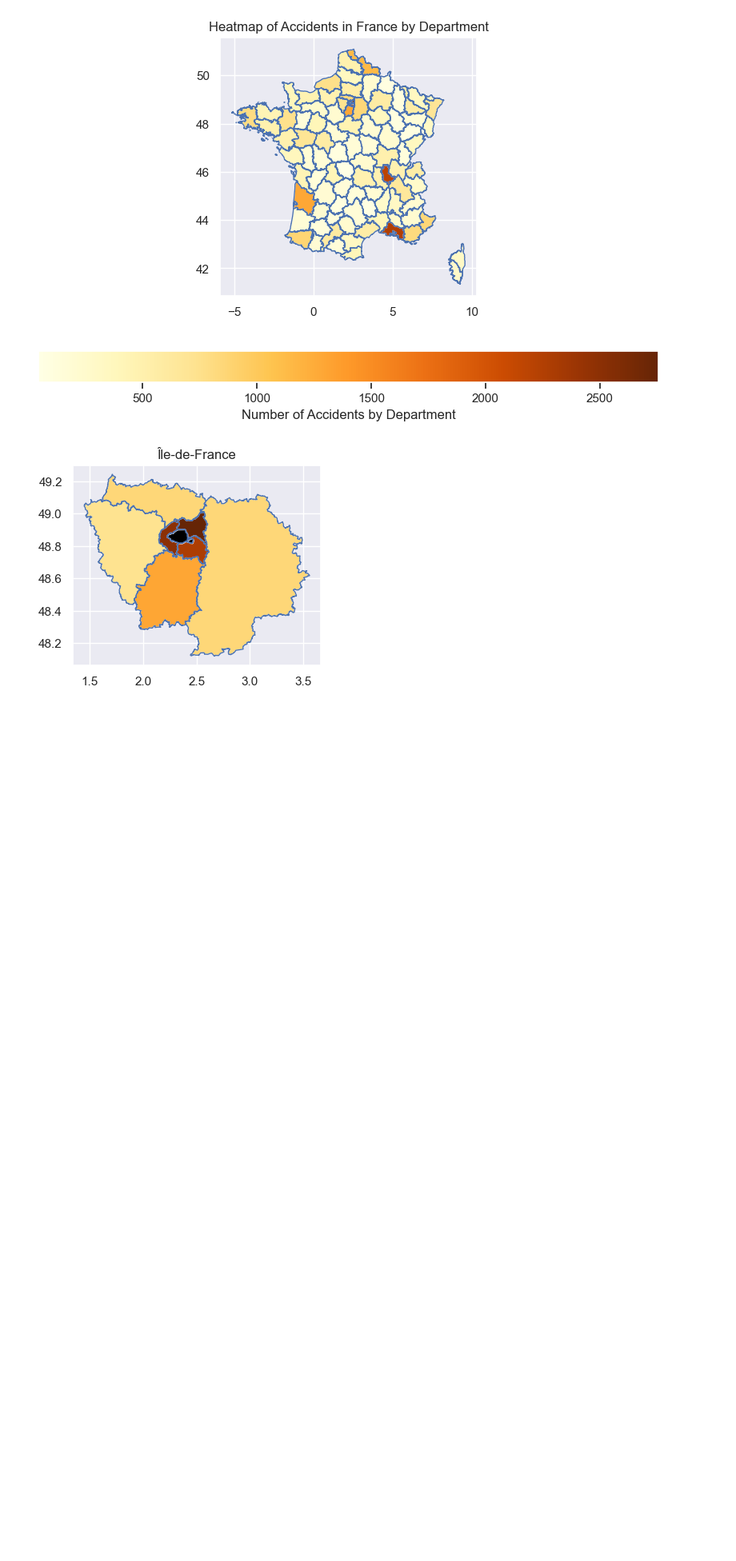
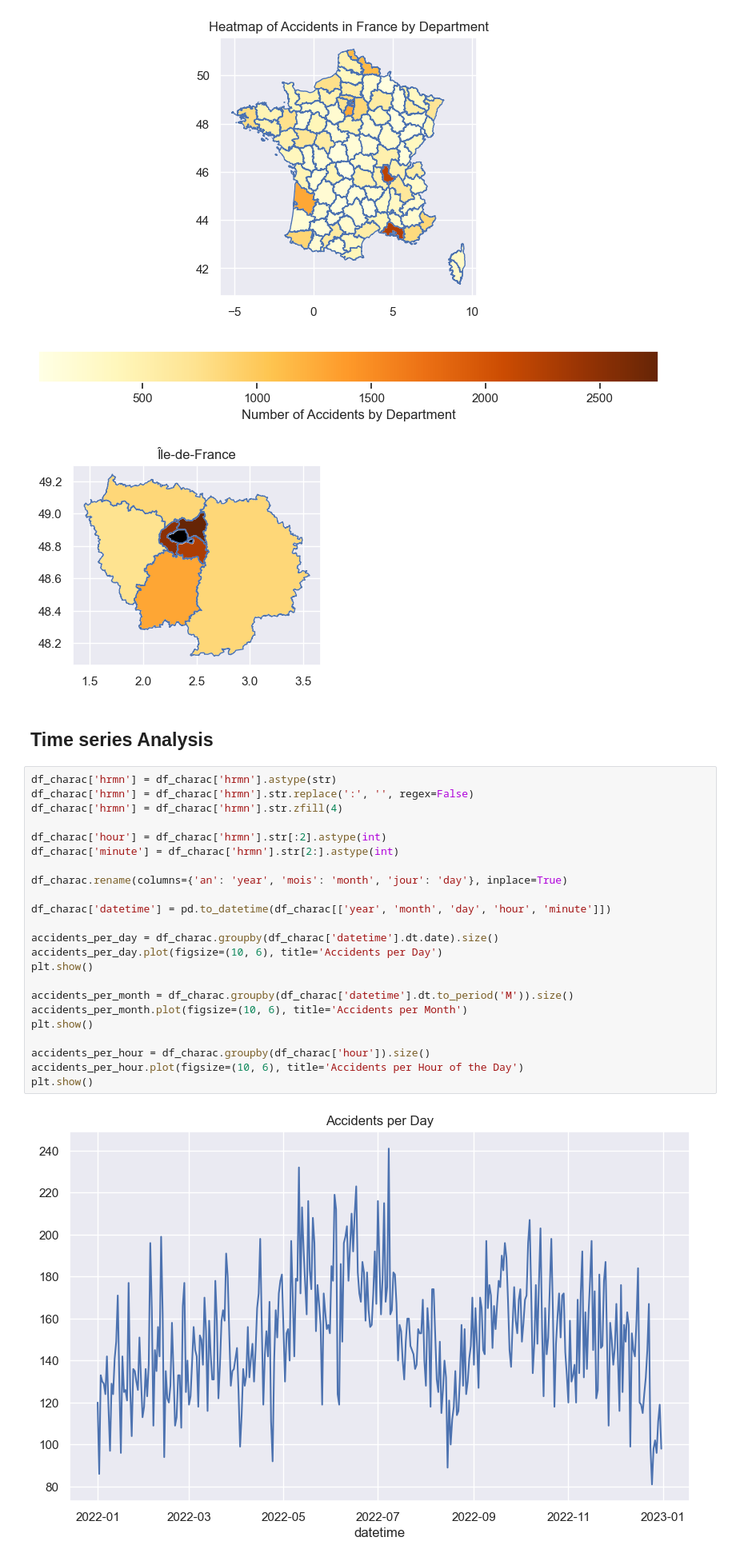
Before and after one commit to malools/french-road-accidents, a Jupyter notebook: eda.ipynb, the cells around one changed output. Shown at 80% size. Saved outputs shown, nothing was run; the diff lists cells and outputs as text; blank space fills up the shorter version.

```diff
--- a/eda.ipynb
+++ b/eda.ipynb
@@ -279,3 +279,30 @@ plt.show()
 # %% [output]
 [figure]
 [figure]
+# %% [markdown]
+## Time series Analysis
+# %%
+df_charac['hrmn'] = df_charac['hrmn'].astype(str)
+df_charac['hrmn'] = df_charac['hrmn'].str.replace(':', '', regex=False)
+df_charac['hrmn'] = df_charac['hrmn'].str.zfill(4)
+
+df_charac['hour'] = df_charac['hrmn'].str[:2].astype(int)
+df_charac['minute'] = df_charac['hrmn'].str[2:].astype(int)
+
+df_charac.rename(columns={'an': 'year', 'mois': 'month', 'jour': 'day'}, inplace=True)
+
+df_charac['datetime'] = pd.to_datetime(df_charac[['year', 'month', 'day', 'hour', 'minute']])
+
+accidents_per_day = df_charac.groupby(df_charac['datetime'].dt.date).size()
+accidents_per_day.plot(figsize=(10, 6), title='Accidents per Day')
+plt.show()
+
+accidents_per_month = df_charac.groupby(df_charac['datetime'].dt.to_period('M')).size()
+accidents_per_month.plot(figsize=(10, 6), title='Accidents per Month')
+plt.show()
+
+accidents_per_hour = df_charac.groupby(df_charac['hour']).size()
+accidents_per_hour.plot(figsize=(10, 6), title='Accidents per Hour of the Day')
+plt.show()
+# %% [output]
+[figure, added]
```
Also changed, not shown: parts of 9 cells of this notebook.
